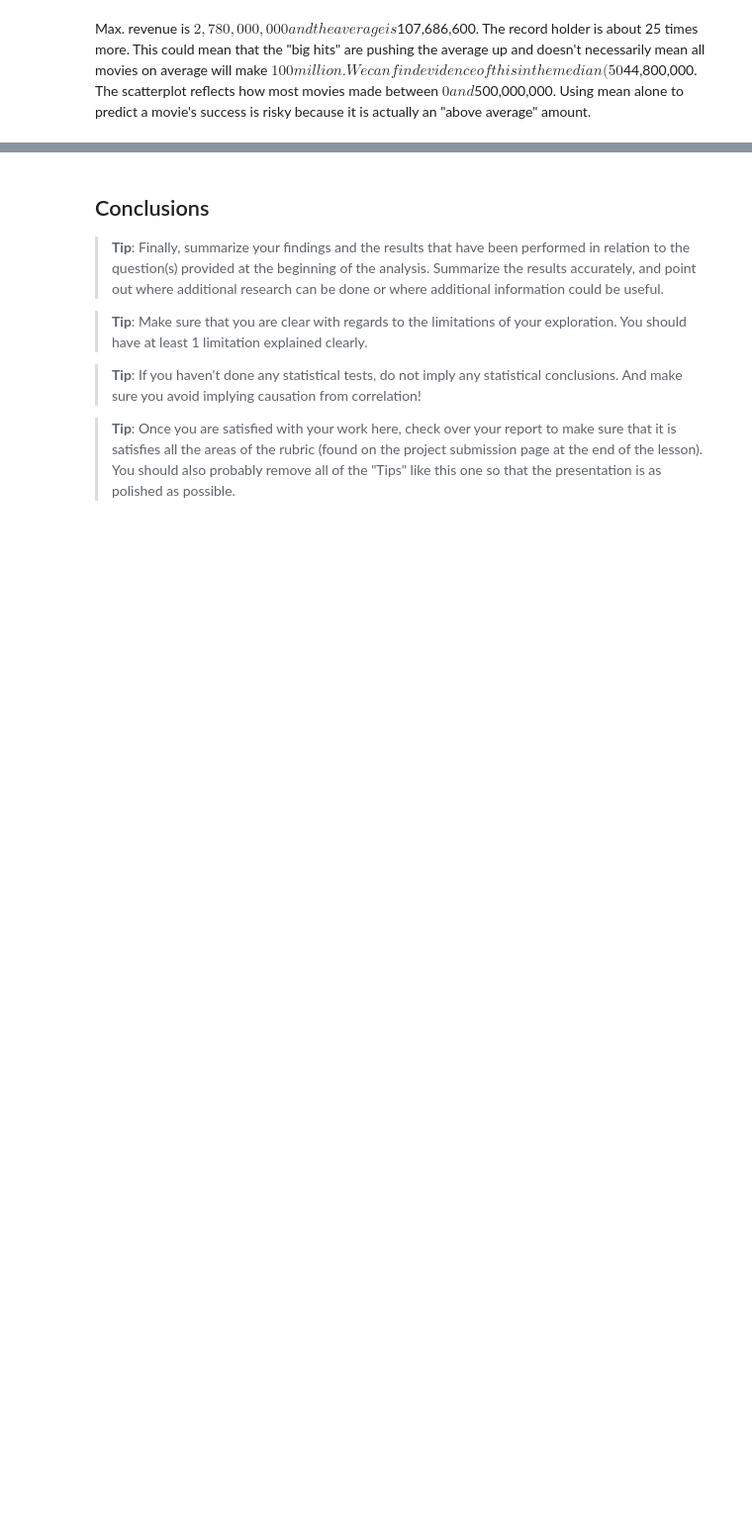
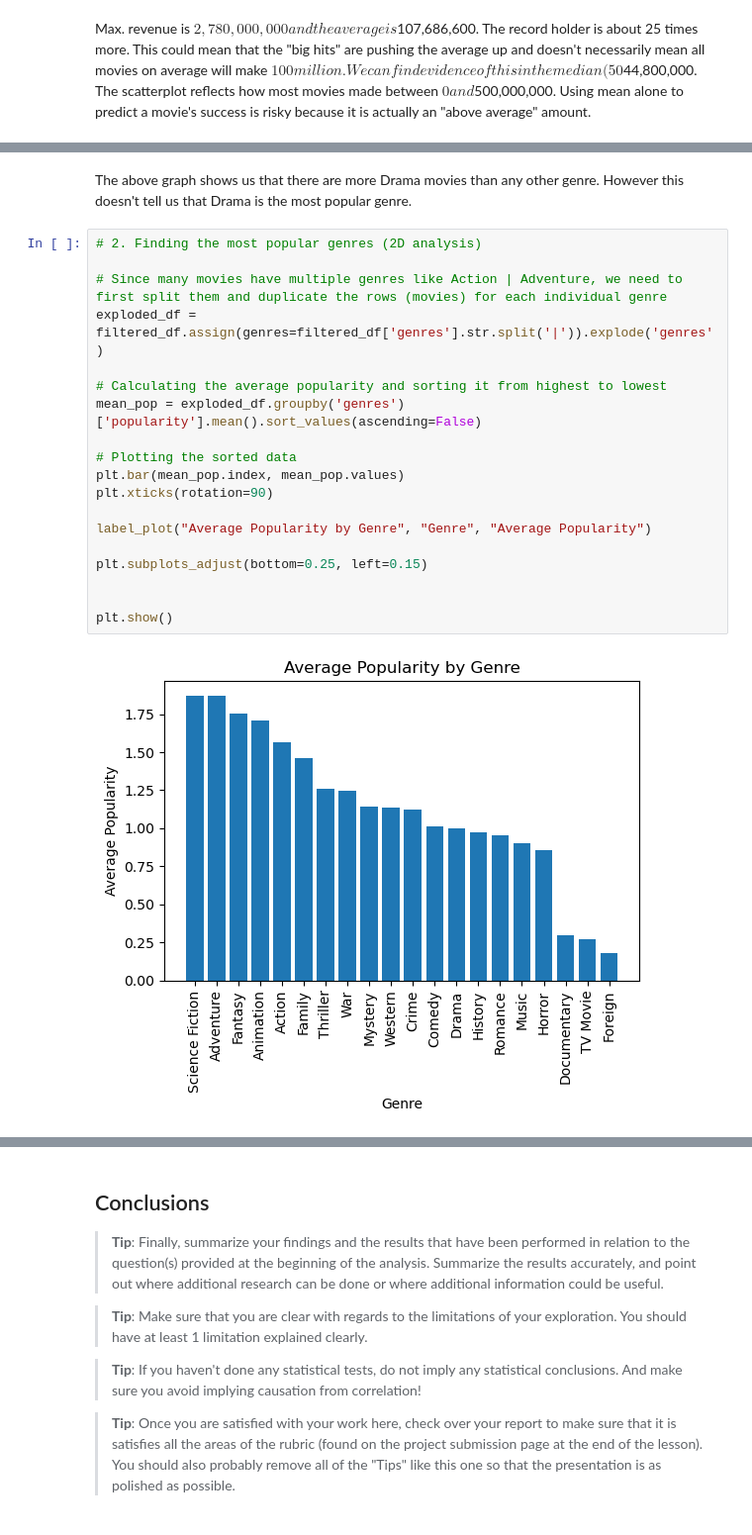
Before and after one commit to CV145/investigate_a_dataset-copy, a Jupyter notebook: Investigate_a_Dataset (5).ipynb, the cells around one changed output, grey strips where cells are left out. Shown at 99% size. Drawn from its saved outputs; the diff is of its cells as text; blank space fills up the shorter version.

```diff
--- a/Investigate_a_Dataset (5).ipynb
+++ b/Investigate_a_Dataset (5).ipynb
@@ -351,0 +343,23 @@ ValueError: shape mismatch: objects cannot be broadcast to a single shape.  Mism
+# %% [markdown]
+The above graph shows us that there are more Drama movies than any other genre. However this doesn't tell us that Drama is the most popular genre.
+# %%
+# 2. Finding the most popular genres (2D analysis)
+
+# Since many movies have multiple genres like Action | Adventure, we need to first split them and duplicate the rows (movies) for each individual genre
+exploded_df = filtered_df.assign(genres=filtered_df['genres'].str.split('|')).explode('genres')
+
+# Calculating the average popularity and sorting it from highest to lowest
+mean_pop = exploded_df.groupby('genres')['popularity'].mean().sort_values(ascending=False)
+
+# Plotting the sorted data
+plt.bar(mean_pop.index, mean_pop.values)
+plt.xticks(rotation=90)
+
+label_plot("Average Popularity by Genre", "Genre", "Average Popularity")
+
+plt.subplots_adjust(bottom=0.25, left=0.15)
+
+
+plt.show()
+# %% [output]
+[figure, added]
```
Also changed, not shown: parts of 9 cells of this notebook.
